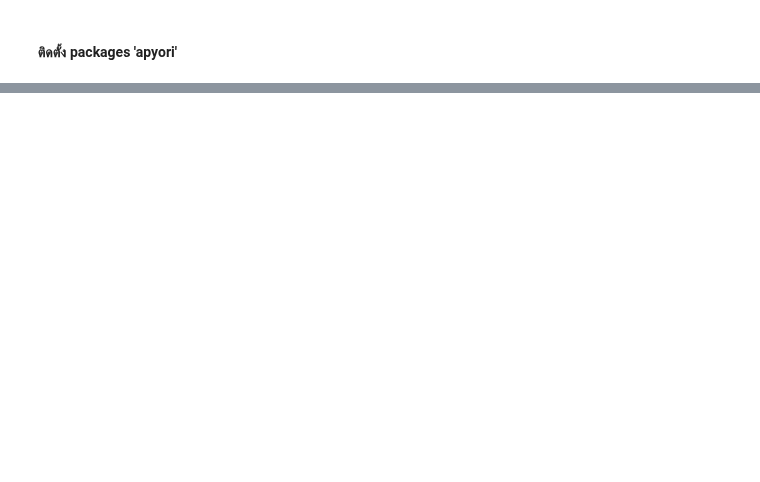
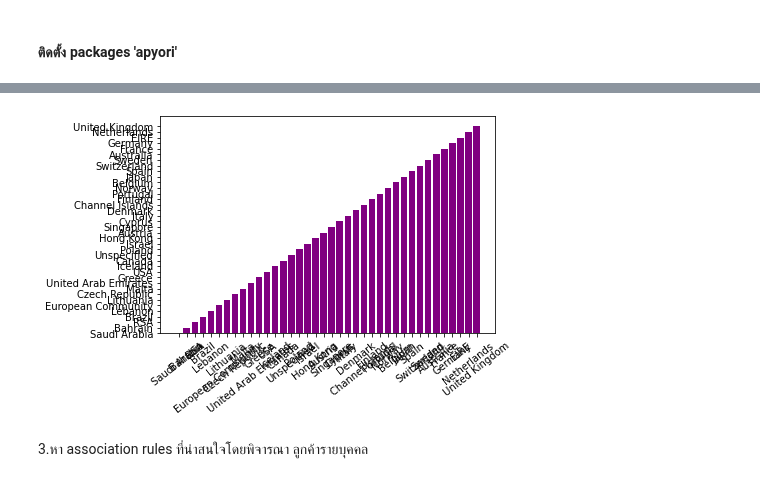
Before and after one commit to nicha0524/DPDM2021, a Jupyter notebook: Frequent_Patterns_(Association_Rules).ipynb, the cells around one changed output, grey strips where cells are left out. Drawn from its saved outputs; the diff is of its cells as text; code cells hidden in the pictures; blank space fills up the shorter version.

```diff
--- a/Frequent_Patterns_(Association_Rules).ipynb
+++ b/Frequent_Patterns_(Association_Rules).ipynb
@@ -54,2 +64,4 @@ Name: StockCode, Length: 25900, dtype: object
+# %%
+data_remove_c=data[data['Quantity']>0]
 # %%
 
@@ -79,0 +165,2 @@ frequentItemsets
+# %%
+data_g=data_remove_c.groupby('Country').sum().sort_values(by='Quantity').reset_index().iloc[:,[0,1]]
@@ -79,0 +187,15 @@ frequentItemsets
+# %%
+labels = list(data_g['Country'])
+total_sales = list(data_g['Country'])
+# %%
+import numpy as np
+import matplotlib.pyplot as plt
+x = np.arange(0,38)
+ax = plt.gca(xticks= x)
+ax.set_xticklabels( labels  ,rotation=38)
+plt.bar(x, total_sales,color='purple' )
+plt.show()
+# %% [output]
+[figure, added]
+# %% [markdown]
+3.หา association rules ที่น่าสนใจโดยพิจารณา ลูกค้ารายบุคคล
```
Also changed, not shown: parts of 27 cells of this notebook.
